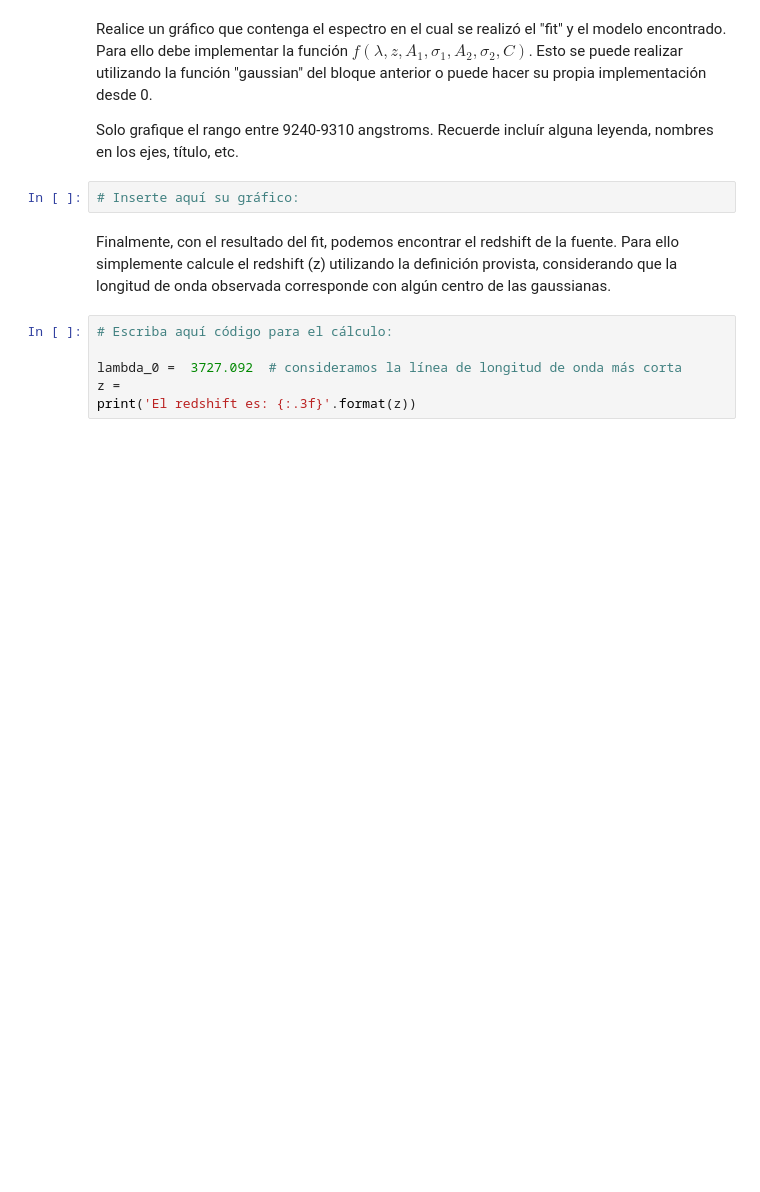
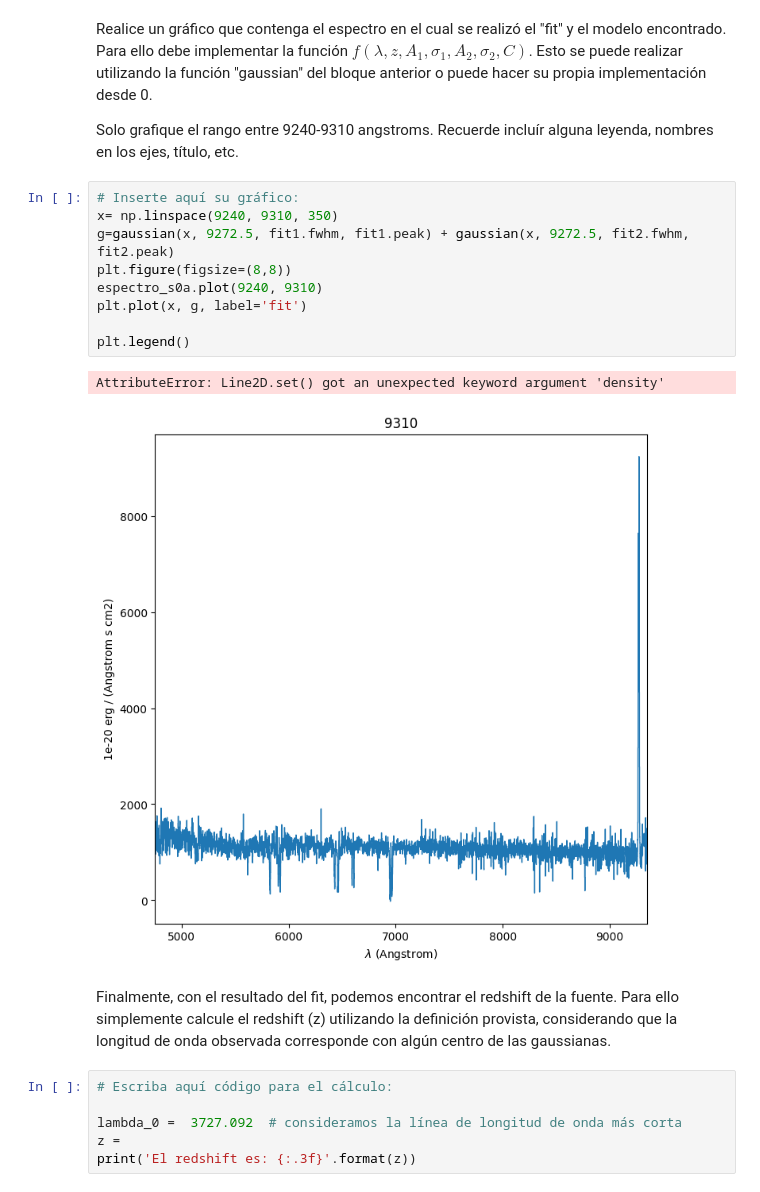
Before and after one commit to martinmaturana777/Tarea-4, a Jupyter notebook: Tarea4.ipynb, the cells around one changed output. Saved outputs shown, nothing was run; the diff lists cells and outputs as text; blank space fills up the shorter version.

```diff
--- a/Tarea4.ipynb
+++ b/Tarea4.ipynb
@@ -370,8 +369,18 @@ Realice un gráfico que contenga el espectro en el cual se realizó el "fit" y e
 Para ello debe implementar la función $f(\lambda, z,  A_1, \sigma_1, A_2, \sigma_2, C)$. Esto se puede realizar utilizando la función "gaussian" del bloque anterior o puede hacer su propia implementación desde 0.
 
 Solo grafique el rango entre 9240-9310 angstroms. Recuerde incluír alguna leyenda, nombres en los ejes, título, etc.
-# %%
-# Inserte aquí su gráfico:
+# %%
+# Inserte aquí su gráfico:
+x= np.linspace(9240, 9310, 350)
+g=gaussian(x, 9272.5, fit1.fwhm, fit1.peak) + gaussian(x, 9272.5, fit2.fwhm, fit2.peak)
+plt.figure(figsize=(8,8))
+espectro_s0a.plot(9240, 9310)
+plt.plot(x, g, label='fit')
+
+plt.legend()
+# %% [output]
+AttributeError: Line2D.set() got an unexpected keyword argument 'density'
+[figure, added]
 # %% [markdown]
 Finalmente, con el resultado del fit, podemos encontrar el redshift de la fuente. Para ello simplemente calcule el redshift (z) utilizando la definición provista, considerando que la longitud de onda observada corresponde con algún centro de las gaussianas.
 # %%
```
Also changed, not shown: parts of 2 cells of this notebook.
